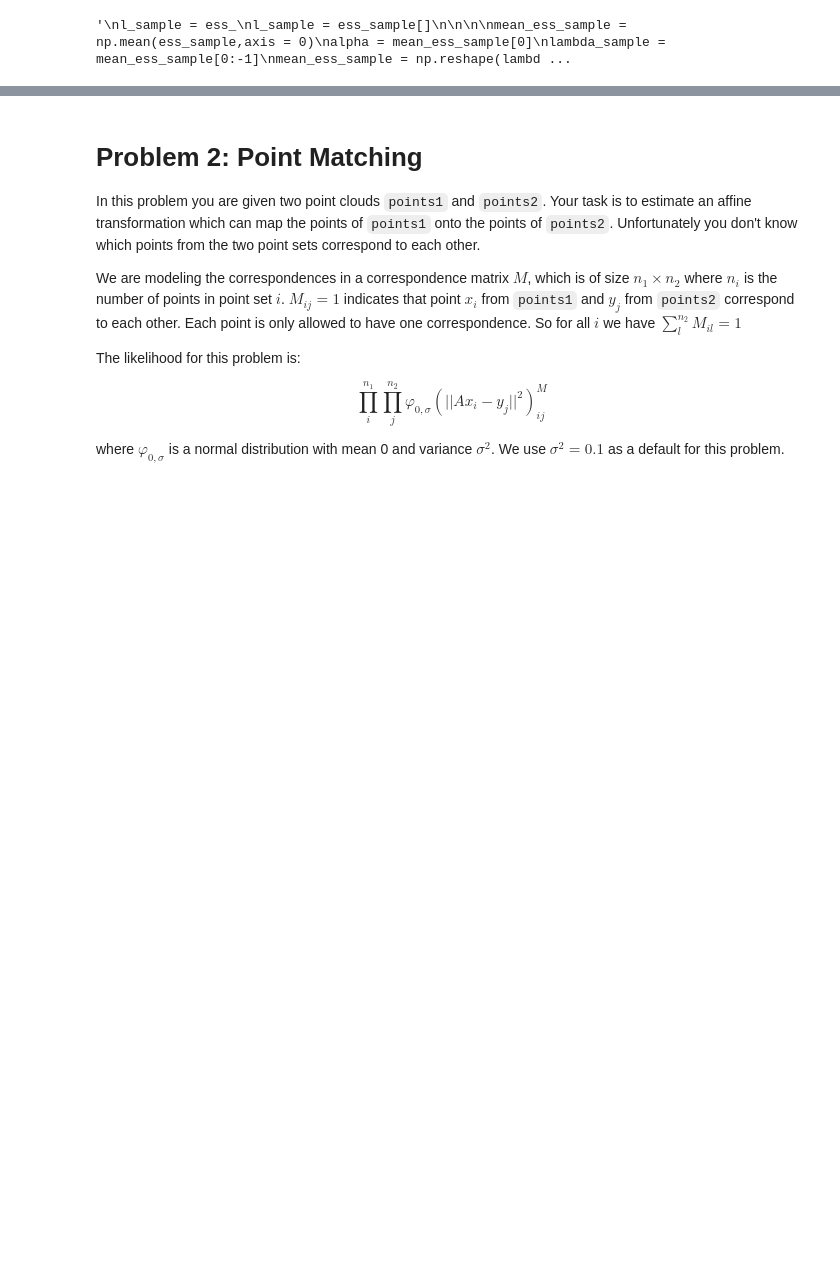
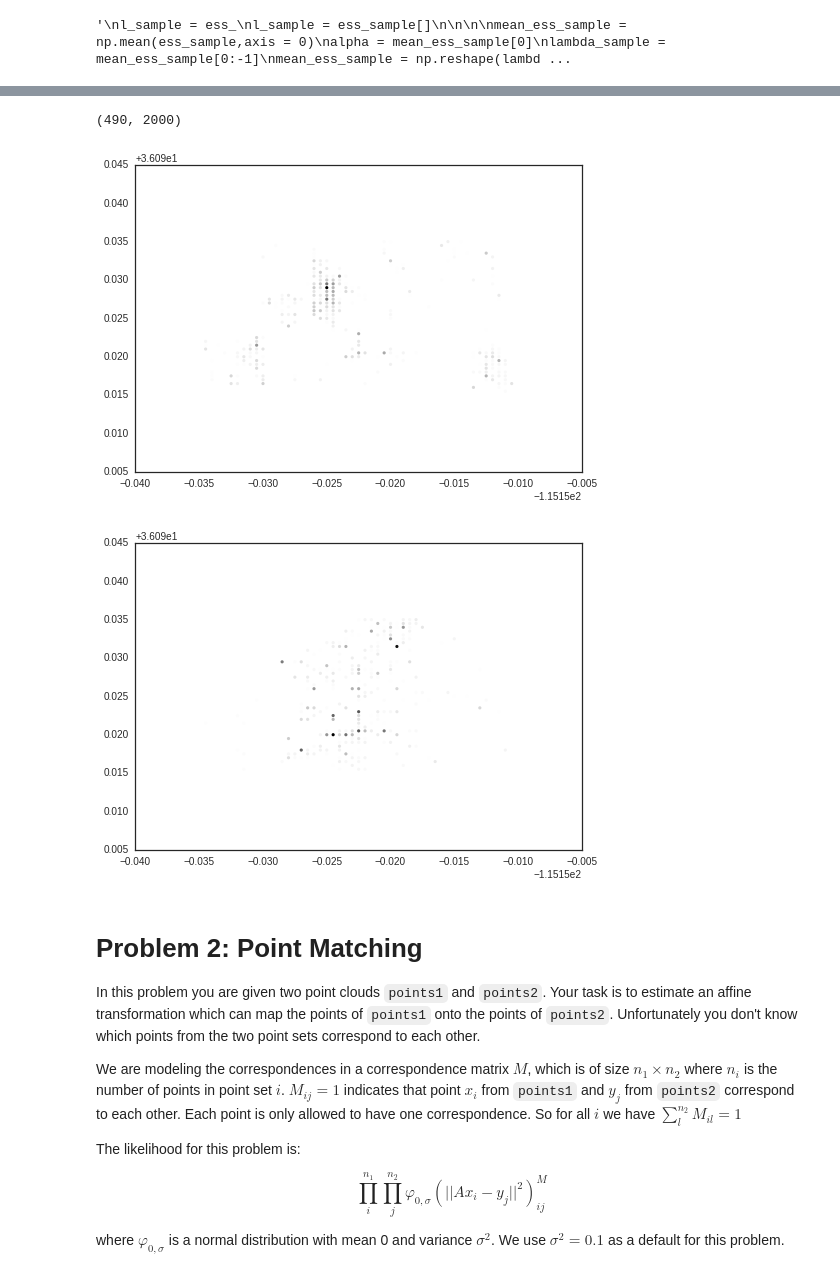
Before and after one commit to kevinchen1000/2016, a Jupyter notebook: Homework/AM207_yufengkevinchen_HW4.ipynb, the cells around one changed output, grey strips where cells are left out. Saved outputs shown, nothing was run; the diff lists cells and outputs as text; code cells hidden in the pictures; blank space fills up the shorter version.

```diff
--- a/Homework/AM207_yufengkevinchen_HW4.ipynb
+++ b/Homework/AM207_yufengkevinchen_HW4.ipynb
@@ -391,3 +403,19 @@ print Z.trace()
+# %%
+pymc_l = np.zeros(Z.trace().shape)
+print Z.trace().shape
+for i in range(Z.trace().shape[0]):
+    pymc_l[i,:] = np.exp(alpha.trace()[i] + Z.trace()[i,:])
+
+mean_pymc_l = np.mean(pymc_l,axis=0)
+
+plot_checkins(mean_pymc_l)
+
+fig2 = plt.figure()
+plot_checkins(Y)
+# %% [output]
+(490, 2000)
+[figure, added]
+[figure, added]
 # %% [markdown]
 # Problem 2: Point Matching
 
```
Also changed, not shown: parts of 5 cells of this notebook.
